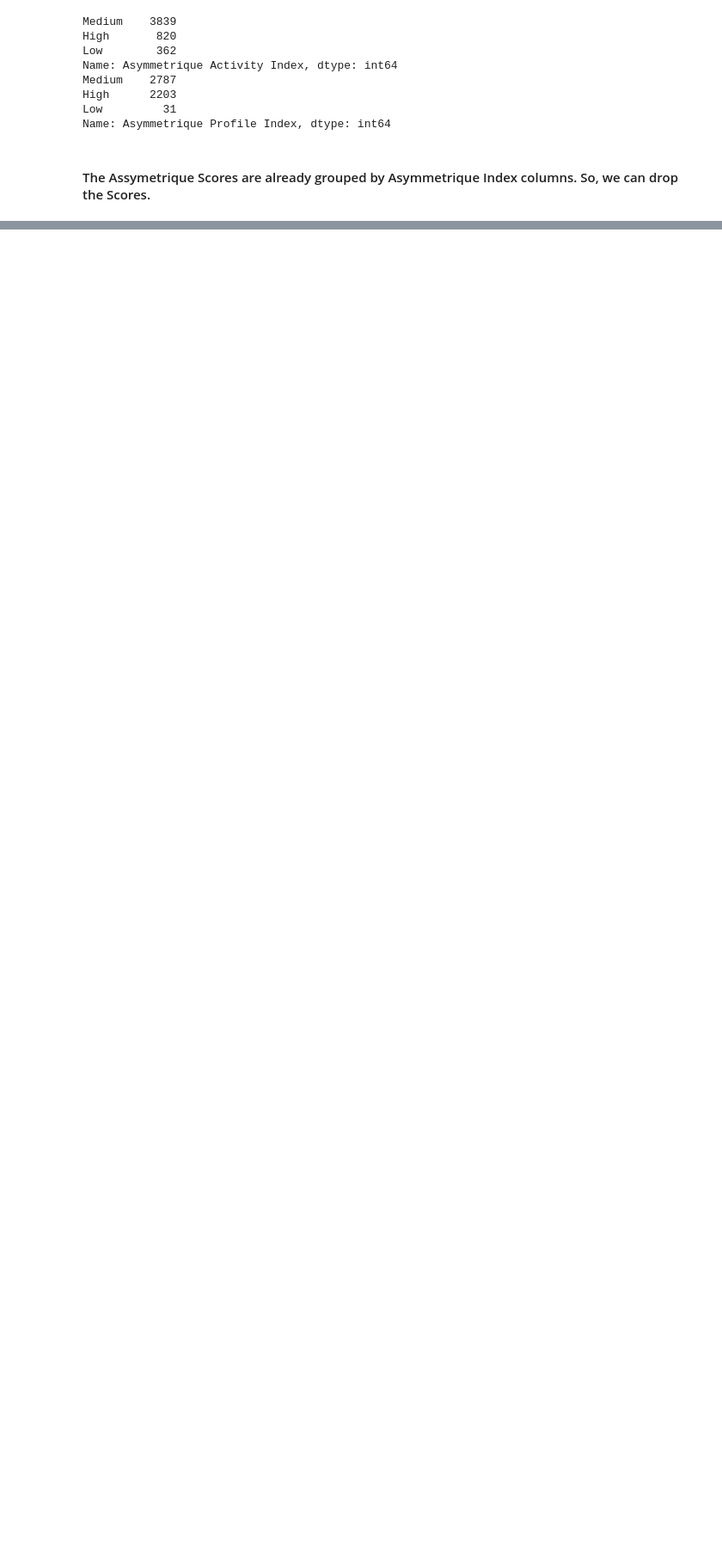
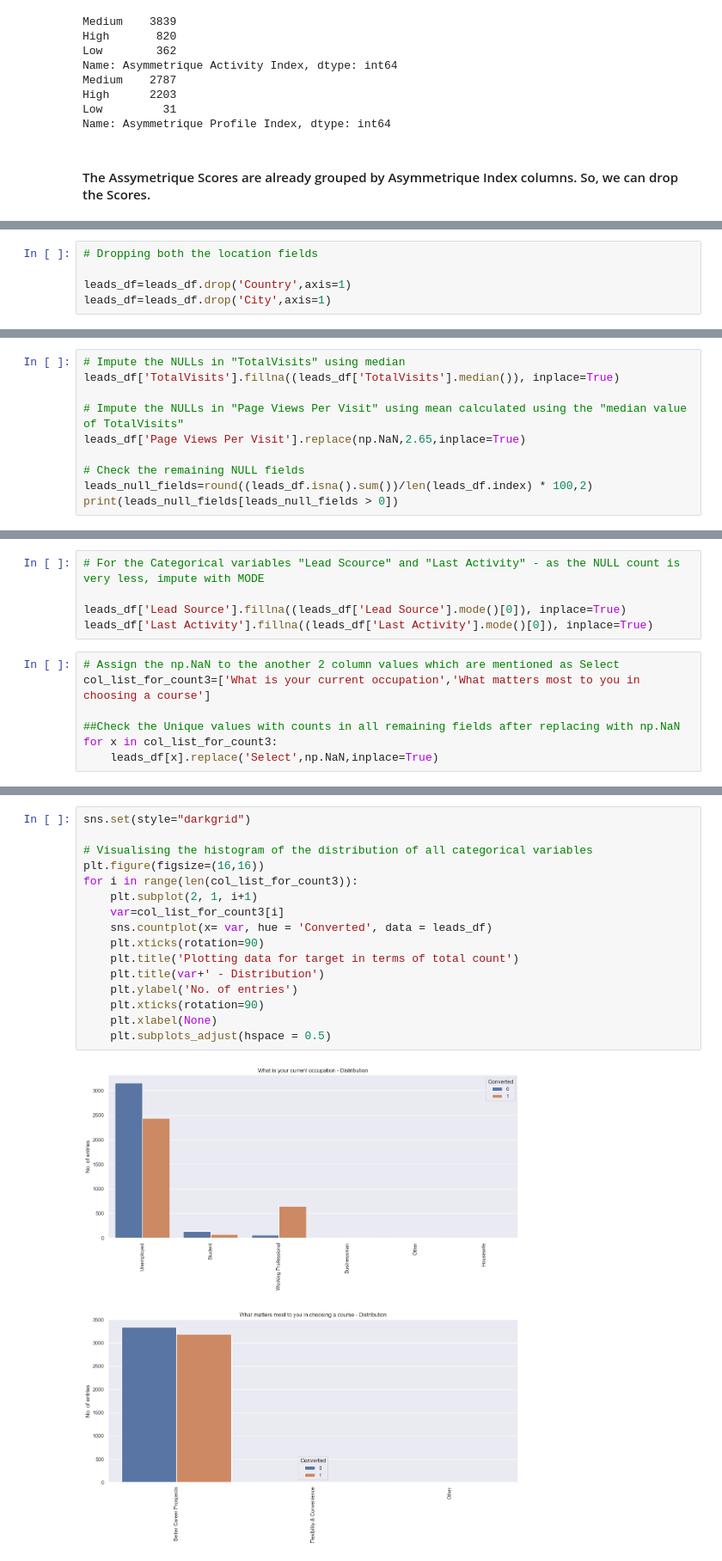
Before and after one commit to srikanth-chitturi/lead-scoring-case-study, a Jupyter notebook: lead_scoring_case_study.ipynb, the cells around one changed output, grey strips where cells are left out. Shown at 86% size. Cells and saved outputs as stored; diff of their text form; blank space fills up the shorter version.

```diff
--- a/lead_scoring_case_study.ipynb
+++ b/lead_scoring_case_study.ipynb
@@ -343,0 +352,5 @@ for i in range(len(col_list_for_count2)):
+# %%
+# Dropping both the location fields
+
+leads_df=leads_df.drop('Country',axis=1)
+leads_df=leads_df.drop('City',axis=1)
@@ -343,0 +402,10 @@ for i in range(len(col_list_for_count2)):
+# %%
+# Impute the NULLs in "TotalVisits" using median
+leads_df['TotalVisits'].fillna((leads_df['TotalVisits'].median()), inplace=True)
+
+# Impute the NULLs in "Page Views Per Visit" using mean calculated using the "median value of TotalVisits"
+leads_df['Page Views Per Visit'].replace(np.NaN,2.65,inplace=True)
+
+# Check the remaining NULL fields
+leads_null_fields=round((leads_df.isna().sum())/len(leads_df.index) * 100,2)
+print(leads_null_fields[leads_null_fields > 0])
@@ -343,0 +424,12 @@ for i in range(len(col_list_for_count2)):
+# %%
+# For the Categorical variables "Lead Scource" and "Last Activity" - as the NULL count is very less, impute with MODE
+
+leads_df['Lead Source'].fillna((leads_df['Lead Source'].mode()[0]), inplace=True)
+leads_df['Last Activity'].fillna((leads_df['Last Activity'].mode()[0]), inplace=True)
+# %%
+# Assign the np.NaN to the another 2 column values which are mentioned as Select
+col_list_for_count3=['What is your current occupation','What matters most to you in choosing a course']
+
+##Check the Unique values with counts in all remaining fields after replacing with np.NaN
+for x in col_list_for_count3:
+    leads_df[x].replace('Select',np.NaN,inplace=True)
@@ -343,0 +438,18 @@ for i in range(len(col_list_for_count2)):
+# %%
+sns.set(style="darkgrid")
+
+# Visualising the histogram of the distribution of all categorical variables
+plt.figure(figsize=(16,16))
+for i in range(len(col_list_for_count3)):
+    plt.subplot(2, 1, i+1)
+    var=col_list_for_count3[i]
+    sns.countplot(x= var, hue = 'Converted', data = leads_df)
+    plt.xticks(rotation=90)
+    plt.title('Plotting data for target in terms of total count')
+    plt.title(var+' - Distribution')
+    plt.ylabel('No. of entries')
+    plt.xticks(rotation=90)
+    plt.xlabel(None)
+    plt.subplots_adjust(hspace = 0.5)
+# %% [output]
+[figure, added]
```
Also changed, not shown: parts of 65 cells of this notebook.
